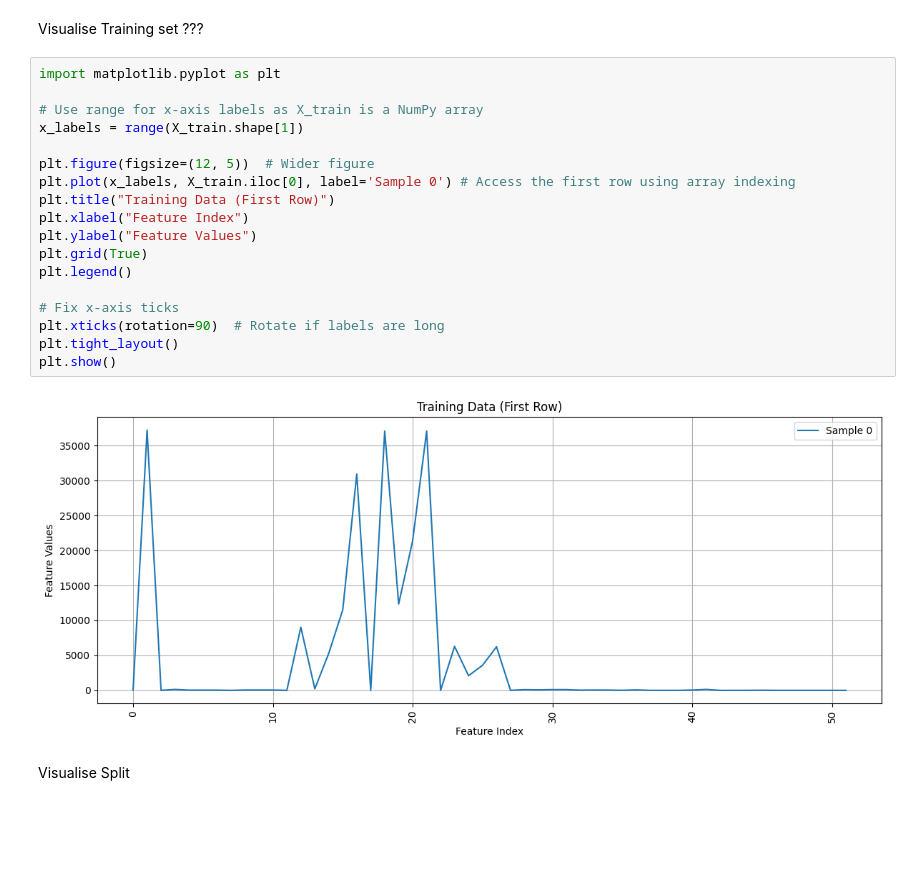
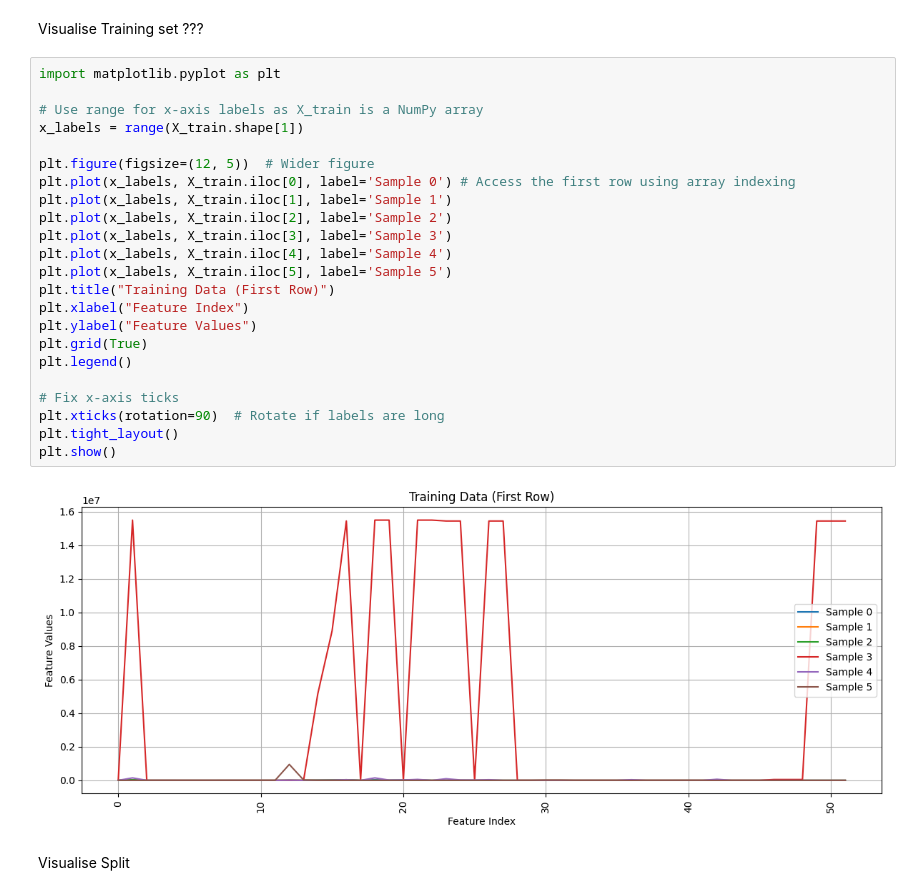
Before and after one commit to SianC7/LAIDS, a Jupyter notebook: Sian's_Autoencoder.ipynb, the cells around one changed output. Drawn from its saved outputs; the diff is of its cells as text; blank space fills up the shorter version.

```diff
--- a/Sian's_Autoencoder.ipynb
+++ b/Sian's_Autoencoder.ipynb
@@ -109,23 +109,28 @@ Visualise Training set ???
 # %%
 import matplotlib.pyplot as plt
 
 # Use range for x-axis labels as X_train is a NumPy array
 x_labels = range(X_train.shape[1])
 
 plt.figure(figsize=(12, 5))  # Wider figure
 plt.plot(x_labels, X_train.iloc[0], label='Sample 0') # Access the first row using array indexing
+plt.plot(x_labels, X_train.iloc[1], label='Sample 1')
+plt.plot(x_labels, X_train.iloc[2], label='Sample 2')
+plt.plot(x_labels, X_train.iloc[3], label='Sample 3')
+plt.plot(x_labels, X_train.iloc[4], label='Sample 4')
+plt.plot(x_labels, X_train.iloc[5], label='Sample 5')
 plt.title("Training Data (First Row)")
 plt.xlabel("Feature Index")
 plt.ylabel("Feature Values")
 plt.grid(True)
 plt.legend()
 
 # Fix x-axis ticks
 plt.xticks(rotation=90)  # Rotate if labels are long
 plt.tight_layout()
 plt.show()
 # %% [output]
-[figure, old version]
+[figure, new version]
 # %% [markdown]
 Visualise Split
 # %%
```
Also changed, not shown: parts of 11 cells of this notebook.
